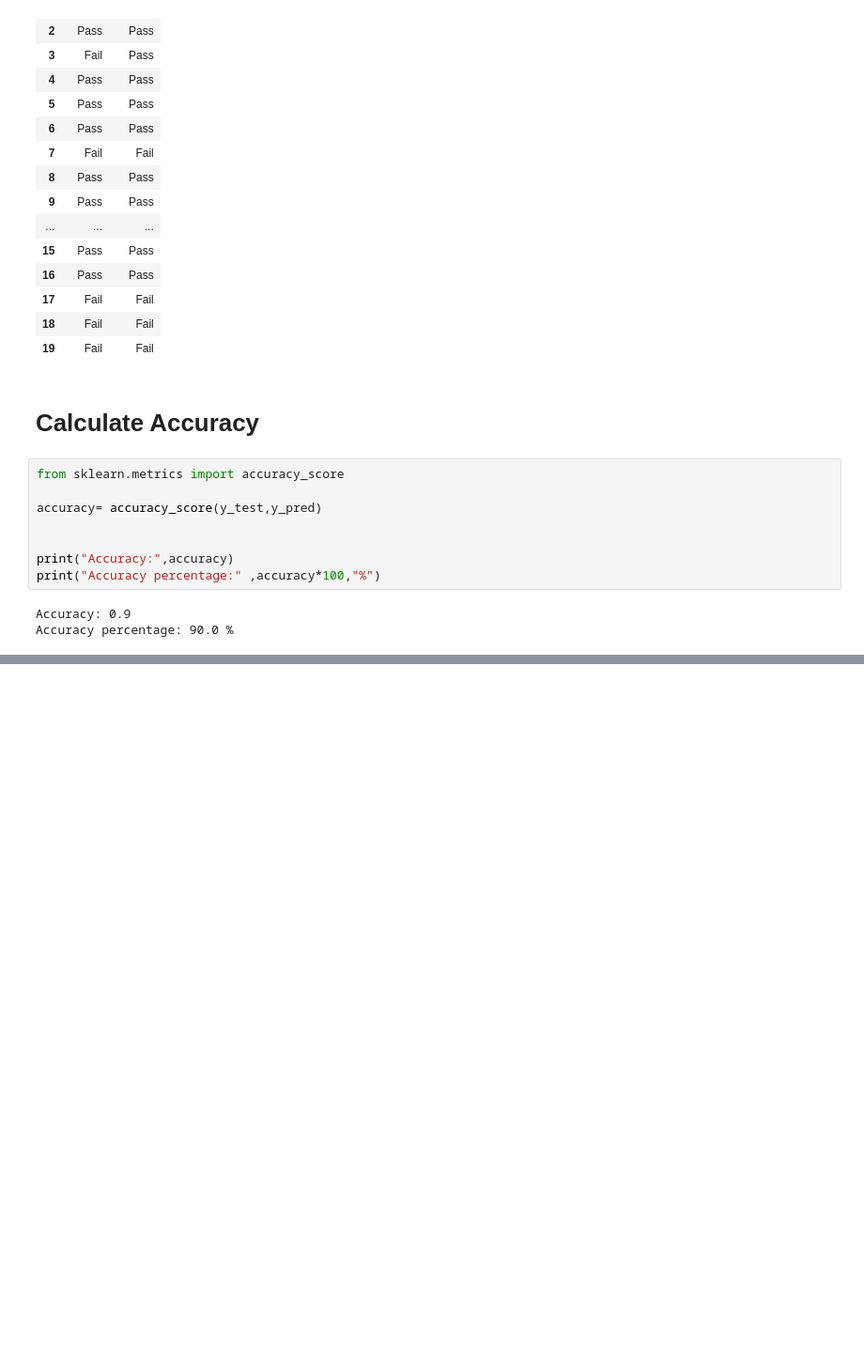
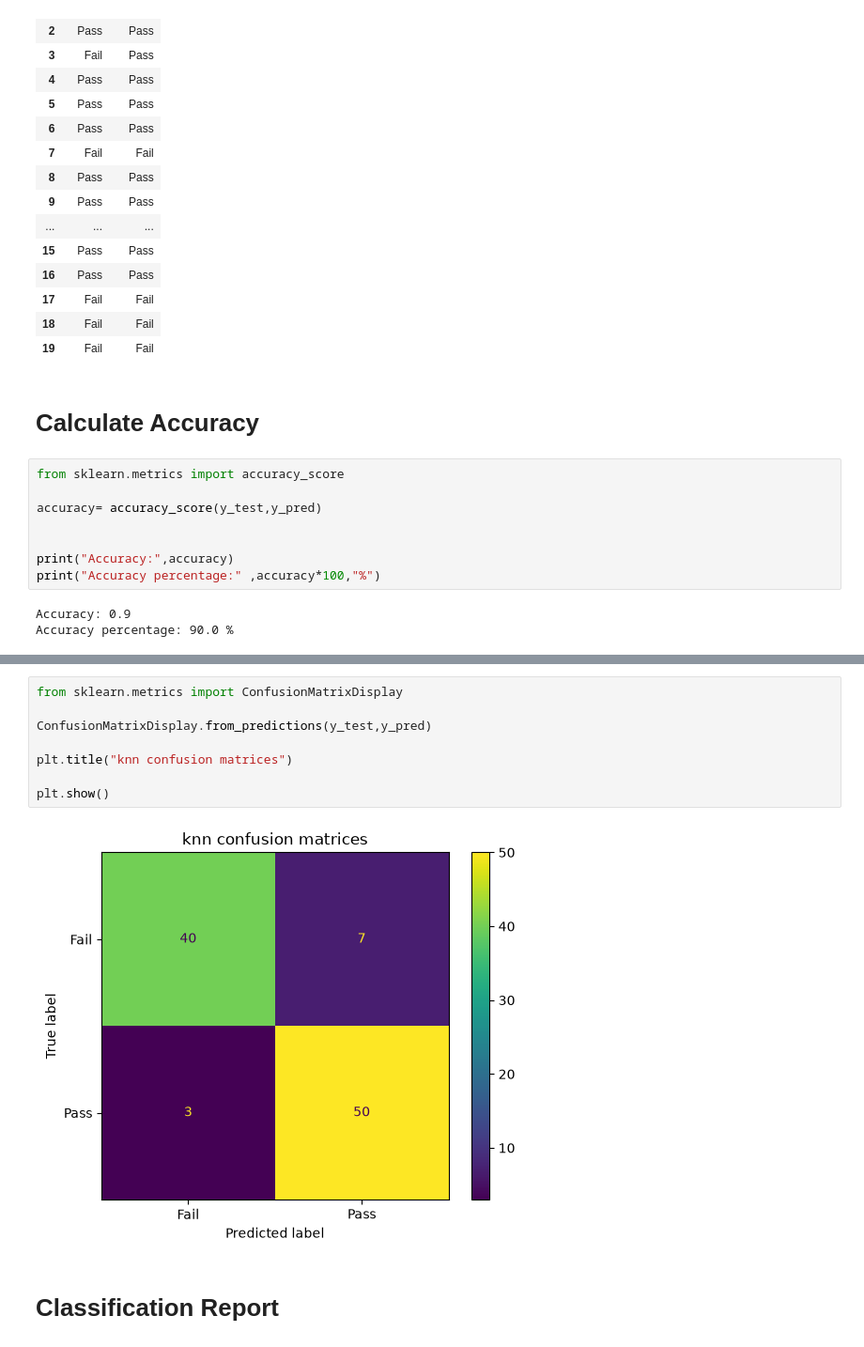
Before and after one commit to amisha11696/Data-Science, a Jupyter notebook: knn.ipynb, the cells around one changed output, grey strips where cells are left out. Shown at 94% size. Saved outputs shown, nothing was run; the diff lists cells and outputs as text; blank space fills up the shorter version.

```diff
--- a/knn.ipynb
+++ b/knn.ipynb
@@ -170,0 +183,12 @@ Accuracy percentage: 90.0 %
+# %%
+from sklearn.metrics import ConfusionMatrixDisplay
+
+ConfusionMatrixDisplay.from_predictions(y_test,y_pred)
+
+plt.title("knn confusion matrices")
+
+plt.show()
+# %% [output]
+[figure, added]
+# %% [markdown]
+# Classification Report
```
Also changed, not shown: parts of 21 cells of this notebook, 2 other files.
